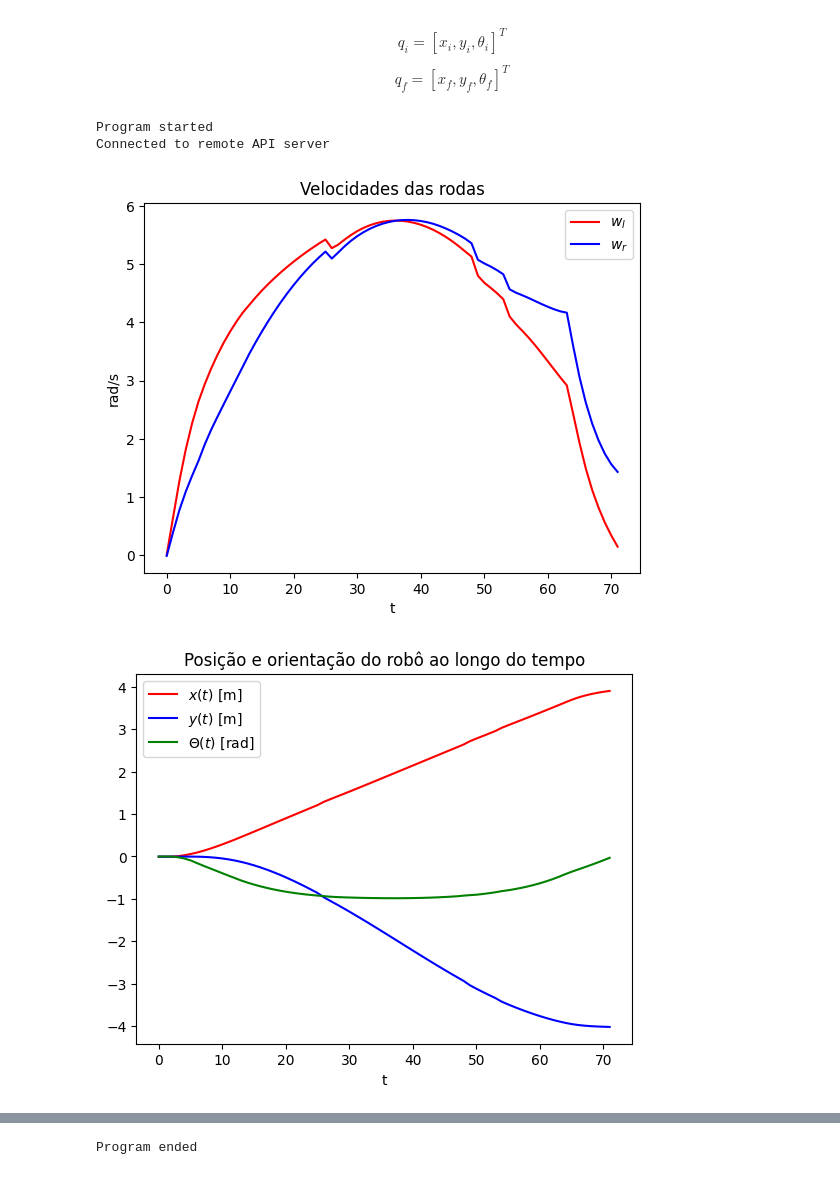
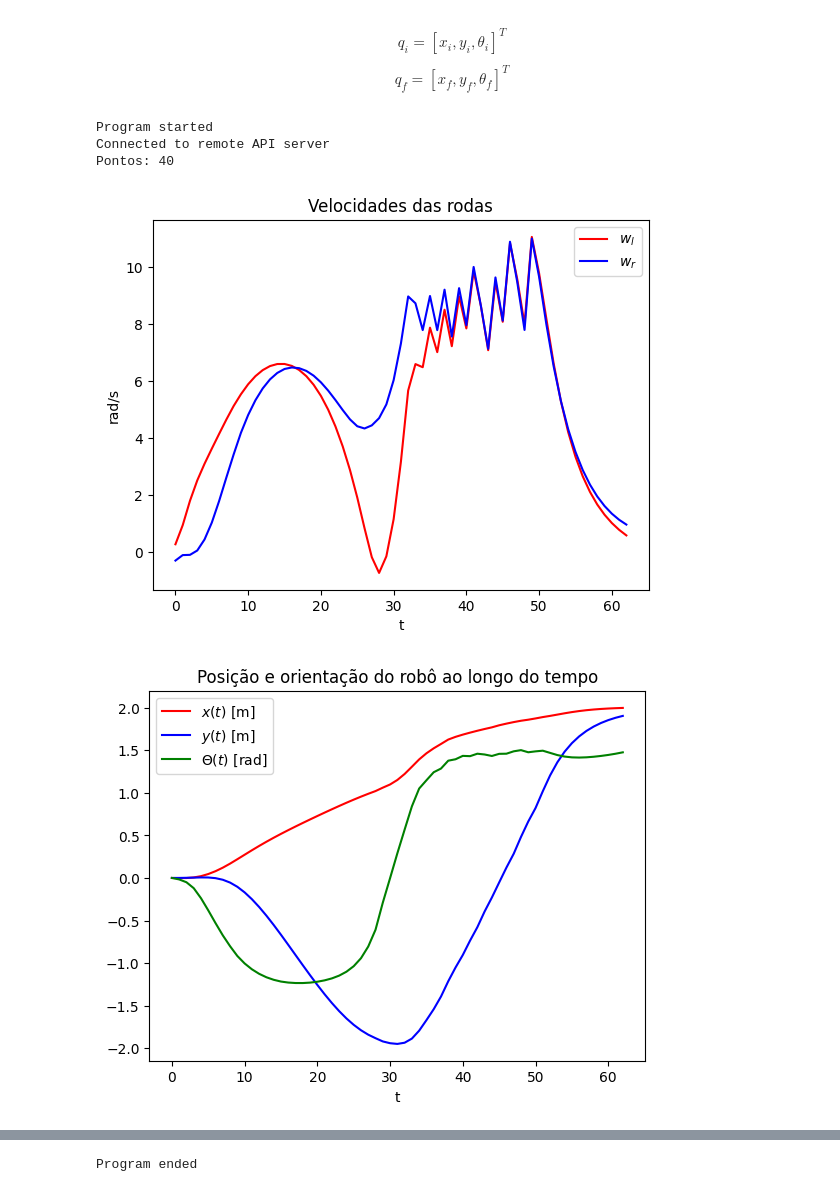
Before and after one commit to joseigo/DCA0440_Sistemas_Roboticos_Autonomos_24_1, a Jupyter notebook: Projeto 1/Projeto 1.ipynb, the cells around one changed output, grey strips where cells are left out. Cells and saved outputs as stored; diff of their text form; code cells hidden in the pictures.

Commit message:
add graph

```diff
--- a/Projeto 1/Projeto 1.ipynb
+++ b/Projeto 1/Projeto 1.ipynb
@@ -246,6 +246,8 @@ if clientID!=-1:
 
     # Goal (x, y, theta)
     qgoal = np.array([-4, -4, np.deg2rad(90)])
+    qgoal = np.array([1, 1, np.deg2rad(0)])
+    qgoal = np.array([2, 1, np.deg2rad(180)])
 
     # Handle do Goal
     returnCode, goalFrame = sim.simxGetObjectHandle(clientID, 'Goal', sim.simx_opmode_oneshot_wait)
@@ -514,7 +516,7 @@ if clientID!=-1:
 
 
     # Goal (x, y, theta)
-    qgoal = np.array([4,-4, np.deg2rad(0)])
+    qgoal = np.array([2, 2, np.deg2rad(265)])
 
     # Handle do Goal
     returnCode, goalFrame = sim.simxGetObjectHandle(clientID, 'Goal', sim.simx_opmode_oneshot_wait)
@@ -547,7 +549,7 @@ if clientID!=-1:
     qi = np.array([pos[0], pos[1], (ori[2])])
 
     #Número de pontos do caminho
-    Npoints  = int(15*np.sqrt(2)*max(qgoal[0],qgoal[1])-20)
+    Npoints  = int(20 * max(abs(qgoal[0])-qi[0], abs(qgoal[1]-qi[1])))
     print("Pontos:",Npoints)
 
     lPathx, lPathy, _ = getGeneratedPath(qi, qgoal, Npoints)
@@ -625,32 +627,33 @@ if clientID!=-1:
     plt.legend()
     plt.show()
 
     plt.title("Posição e orientação do robô ao longo do tempo")
     plt.plot(lx,'r-',label='$x(t)$ [m]')
     plt.plot(ly,'b-',label='$y(t)$ [m]')
     plt.plot(lt,'g-',label='$\Theta(t)$ [rad]')
     plt.xlabel("t")
     plt.legend()
     plt.show()
 
     plt.title("Caminho seguido pelo robô no plano $xy$")
     plt.xlabel("x")
     plt.ylabel("y")
     plt.plot(lx,ly,"--y",label = "Caminho Realizado" )
     plt.plot(lPathx,lPathy,"k--",label = "Caminho Gerado")
     plt.plot(lx[0],ly[0],"*b", label= "Inicio")
     plt.plot(qgoal[0],qgoal[1],"xr",label="Goal")
     plt.plot(lx[len(lx)-1],ly[len(ly)-1],"*g", label= "Fim")
     plt.axis('equal')
     plt.legend()
     plt.grid()
     plt.show()
 else:
     print ('Failed connecting to remote API server')
 
 print ('Program ended')
 # %% [output]
 Program started
 Connected to remote API server
+Pontos: 40
-[figure, old version]
+[figure, new version]
-[figure, old version]
+[figure, new version]
```
Also changed, not shown: parts of 2 cells of this notebook, 7 other files.
